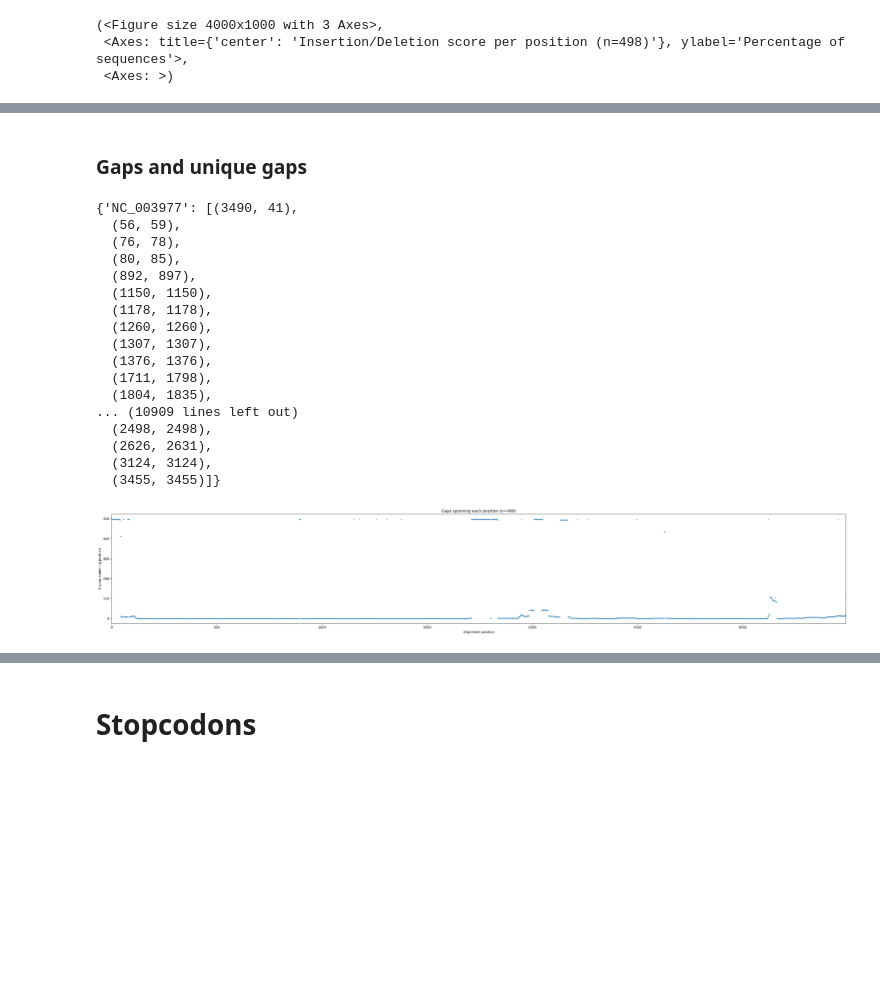
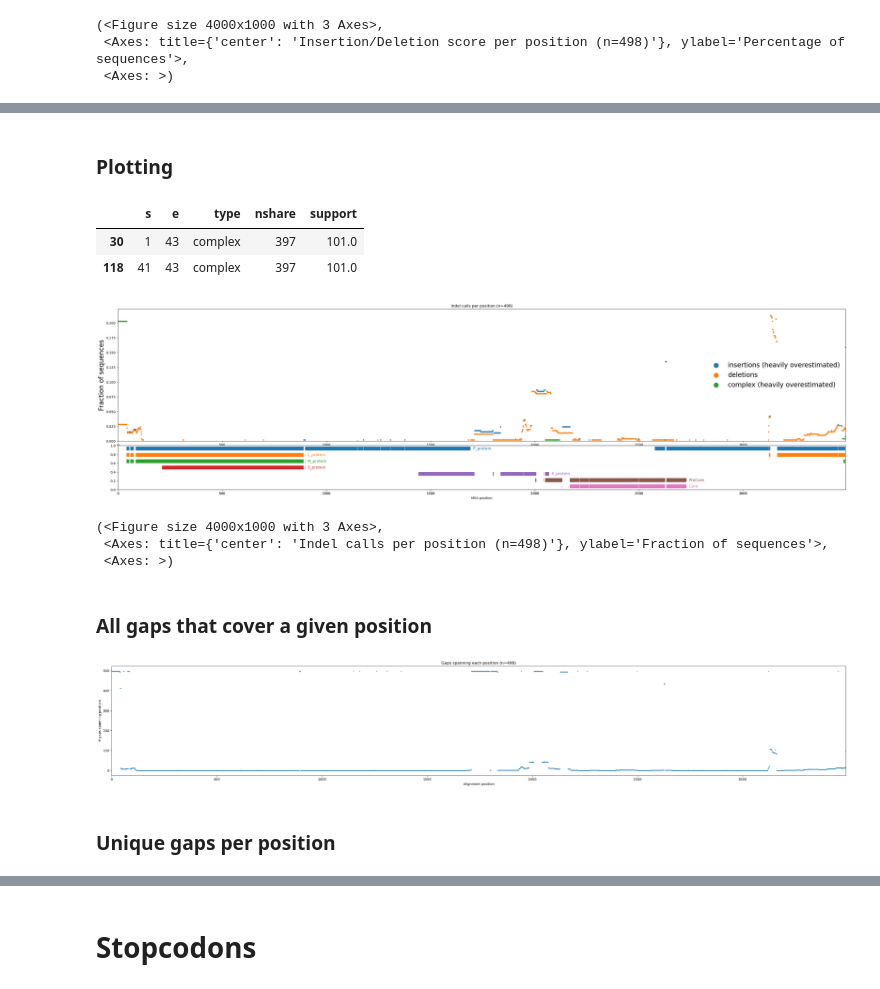
Before and after one commit to nextstrain/hbv, a Jupyter notebook: segmented_phylogenetics/scripts/MSA_analyis.ipynb, the cells around one changed output, grey strips where cells are left out. Drawn from its saved outputs; the diff is of its cells as text; code cells hidden in the pictures; blank space fills up the shorter version.

```diff
--- a/segmented_phylogenetics/scripts/MSA_analyis.ipynb
+++ b/segmented_phylogenetics/scripts/MSA_analyis.ipynb
@@ -314,0 +705,8 @@ gaps_by_seq = gap_intervals_for_alignment(aln)
+# %% [markdown]
+### Plotting
+# %%
+gaps_df[gaps_df["support"]>100]
+# %% [output]
+|  | s | e | type | nshare | support |
+| 30 | 1 | 43 | complex | 397 | 101.0 |
+| 118 | 41 | 43 | complex | 397 | 101.0 |
@@ -315,25 +760,48 @@ gaps_by_seq = gap_intervals_for_alignment(aln)
+# %%
+def compute_indel_tracks(gaps_df, aln, nseq):
+    L = aln.get_alignment_length()
+
+    ins_y = np.full(L, np.nan)
+    del_y = np.full(L, np.nan)
+    complex_y = np.full(L, np.nan)
+
+    def segs_row(s, e):
+        if e >= s:
+            return [(s - 1, e)]
+        return [(s - 1, L), (0, e)]
+
+    for r in gaps_df.itertuples(index=False):
+        s, e = int(r.s), int(r.e)
+
+        # fraction logic consistent with earlier code
+        frac = r.support / nseq
+
+        for lo, hi in segs_row(s, e):
+            if r.type == "ins":
+                cur = np.nan_to_num(ins_y[lo:hi], nan=0.0)
+                ins_y[lo:hi] = cur + frac
+            elif r.type == "del":
+                cur = np.nan_to_num(del_y[lo:hi], nan=0.0)
+                del_y[lo:hi] = cur + frac
+            elif r.type == "complex":
+                cur = complex_y[lo:hi]
+                complex_y[lo:hi] = np.nanmax(
+                    np.c_[np.nan_to_num(cur, nan=0.0), np.full(hi - lo, frac)],
+                    axis=1
+                )
+
+
+    return ins_y, del_y, complex_y
+# %%
+ins_y, del_y, complex_y = compute_indel_tracks(gaps_df, aln, nseq)
+plot_indel_tracks(ins_y, del_y, complex_y, aln, nseq, gene_msa_blocks)
+# %% [output]
+[figure, added]
+(<Figure size 4000x1000 with 3 Axes>,
+ <Axes: title={'center': 'Indel calls per position (n=498)'}, ylabel='Fraction of sequences'>,
+ <Axes: >)
 # %% [markdown]
-### Gaps and unique gaps
+### All gaps that cover a given position
-# %%
-gaps_by_seq
-# %% [output]
-{'NC_003977': [(3490, 41),
-  (56, 59),
-  (76, 78),
-  (80, 85),
-  (892, 897),
-  (1150, 1150),
-  (1178, 1178),
-  (1260, 1260),
-  (1307, 1307),
-  (1376, 1376),
-  (1711, 1798),
-  (1804, 1835),
-... (10909 lines left out)
-  (2498, 2498),
-  (2626, 2631),
-  (3124, 3124),
-  (3455, 3455)]}
 # %%
 L = aln.get_alignment_length()
 gap_counts = np.zeros(L, dtype=int)
@@ -371,3 +828,5 @@ unique_gaps = dict(unique_gaps)
+# %% [markdown]
+### Unique gaps per position
 # %%
 import matplotlib.colors as mcolors
 import numpy as np
```
Also changed, not shown: parts of 49 cells of this notebook.
